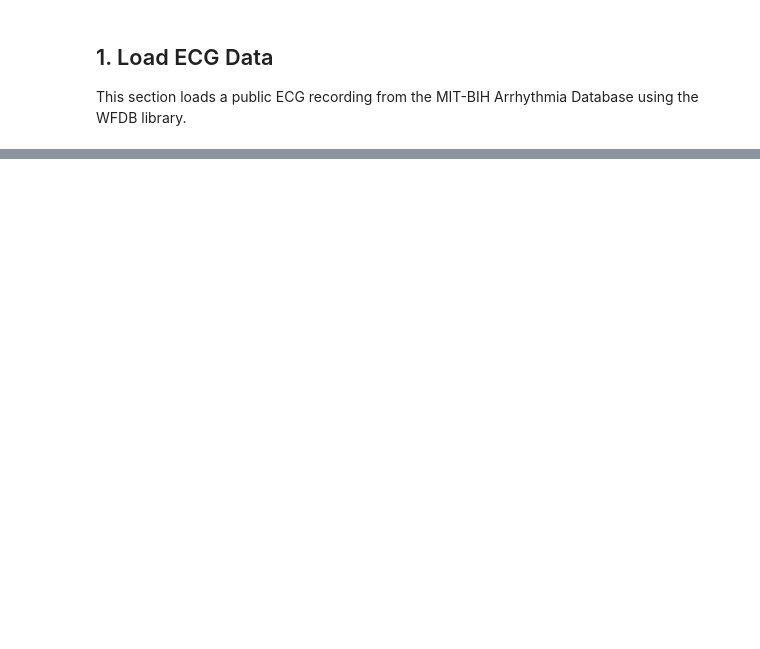
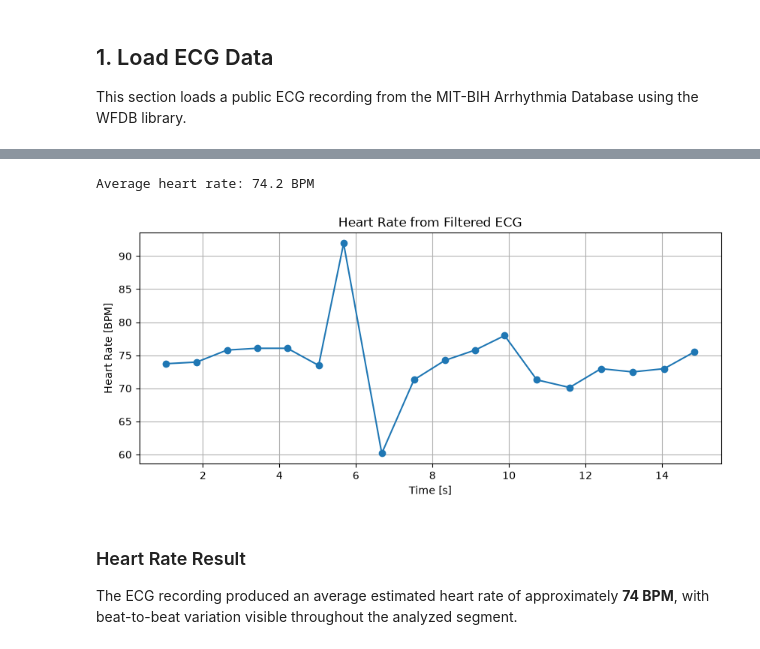
Before and after one commit to vhancajimal/ecg-signal-processing, a Jupyter notebook: notebooks/01_ecg_visualization.ipynb, the cells around one changed output, grey strips where cells are left out. Drawn from its saved outputs; the diff is of its cells as text; code cells hidden in the pictures; blank space fills up the shorter version.

```diff
--- a/notebooks/01_ecg_visualization.ipynb
+++ b/notebooks/01_ecg_visualization.ipynb
@@ -145,0 +138,26 @@ Future improvements may include:
+# %%
+rr_intervals_filtered = np.diff(filtered_peaks) / fs
+heart_rate_filtered = 60 / rr_intervals_filtered
+
+average_hr = np.mean(heart_rate_filtered)
+
+print("Average heart rate:", round(average_hr, 1), "BPM")
+# %% [output]
+Average heart rate: 74.2 BPM
+# %%
+hr_times = time[filtered_peaks[1:]]
+
+plt.figure(figsize=(10, 4))
+plt.plot(hr_times, heart_rate_filtered, marker="o")
+
+plt.xlabel("Time [s]")
+plt.ylabel("Heart Rate [BPM]")
+plt.title("Heart Rate from Filtered ECG")
+plt.grid()
+plt.show()
+# %% [output]
+[figure, added]
+# %% [markdown]
+### Heart Rate Result
+
+The ECG recording produced an average estimated heart rate of approximately **74 BPM**, with beat-to-beat variation visible throughout the analyzed segment.
```
Also changed, not shown: parts of 28 cells of this notebook, 1 other file.
